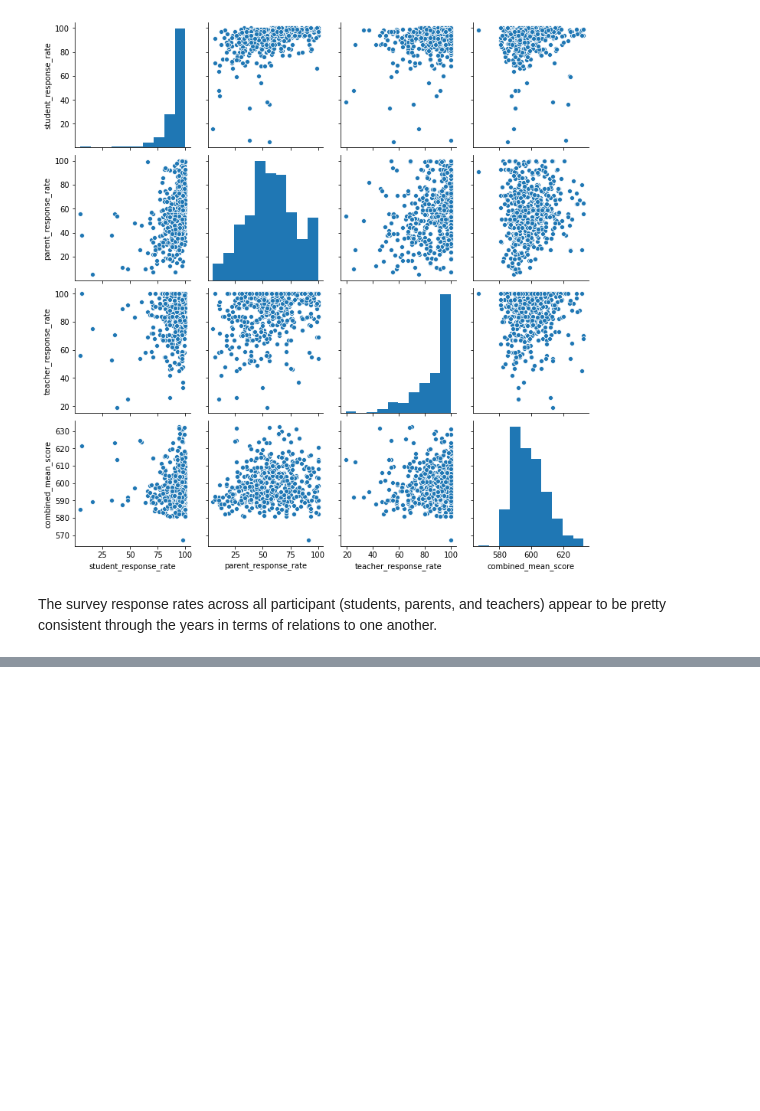
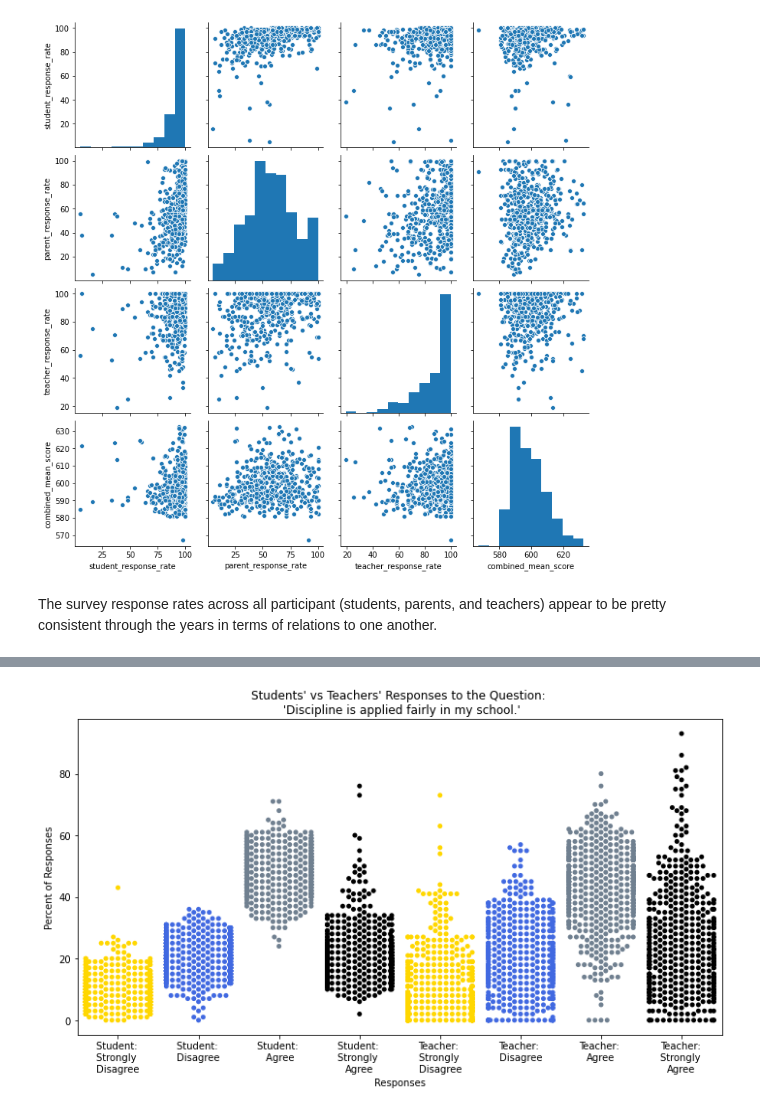
Before and after one commit to ebsano/NYC_Schools, a Jupyter notebook: code/eda.ipynb, the cells around one changed output, grey strips where cells are left out. Drawn from its saved outputs; the diff is of its cells as text; code cells hidden in the pictures; blank space fills up the shorter version.

```diff
--- a/code/eda.ipynb
+++ b/code/eda.ipynb
@@ -41,0 +58,18 @@ The survey response rates across all participant (students, parents, and teacher
+# %%
+# Q. Discipline is applied fairly in my school (students and teachers)
+student_dis = [column for column in df_19.columns if column.startswith('4h') and column.endswith('s')]
+teacher_dis = [column for column in df_19.columns if column.startswith('7') and column.endswith('t')]
+# %%
+dis_question = df_19[['dbn'] + student_dis + teacher_dis]
+plt.figure(figsize=(10, 6))
+sns.swarmplot(data = dis_question[student_dis + teacher_dis], palette=['gold', 'royalblue', 'slategrey', 'black', 'gold', 'royalblue', 'slategray', 'black'])
+plt.xticks(np.arange(0, 8),
+    labels=['Student: \nStrongly \nDisagree', 'Student: \nDisagree', 'Student: \n Agree', 'Student: \nStrongly \nAgree',
+           'Teacher: \nStrongly \nDisagree', 'Teacher: \nDisagree', 'Teacher: \nAgree', 'Teacher: \nStrongly \nAgree'])
+plt.title("Students' vs Teachers' Responses to the Question: \n 'Discipline is applied fairly in my school.'")
+plt.ylabel('Percent of Responses')
+plt.xlabel('Responses')
+plt.legend('', frameon=False)
+plt.tight_layout();
+# %% [output]
+[figure, added]
```
Also changed, not shown: parts of 19 cells of this notebook.
